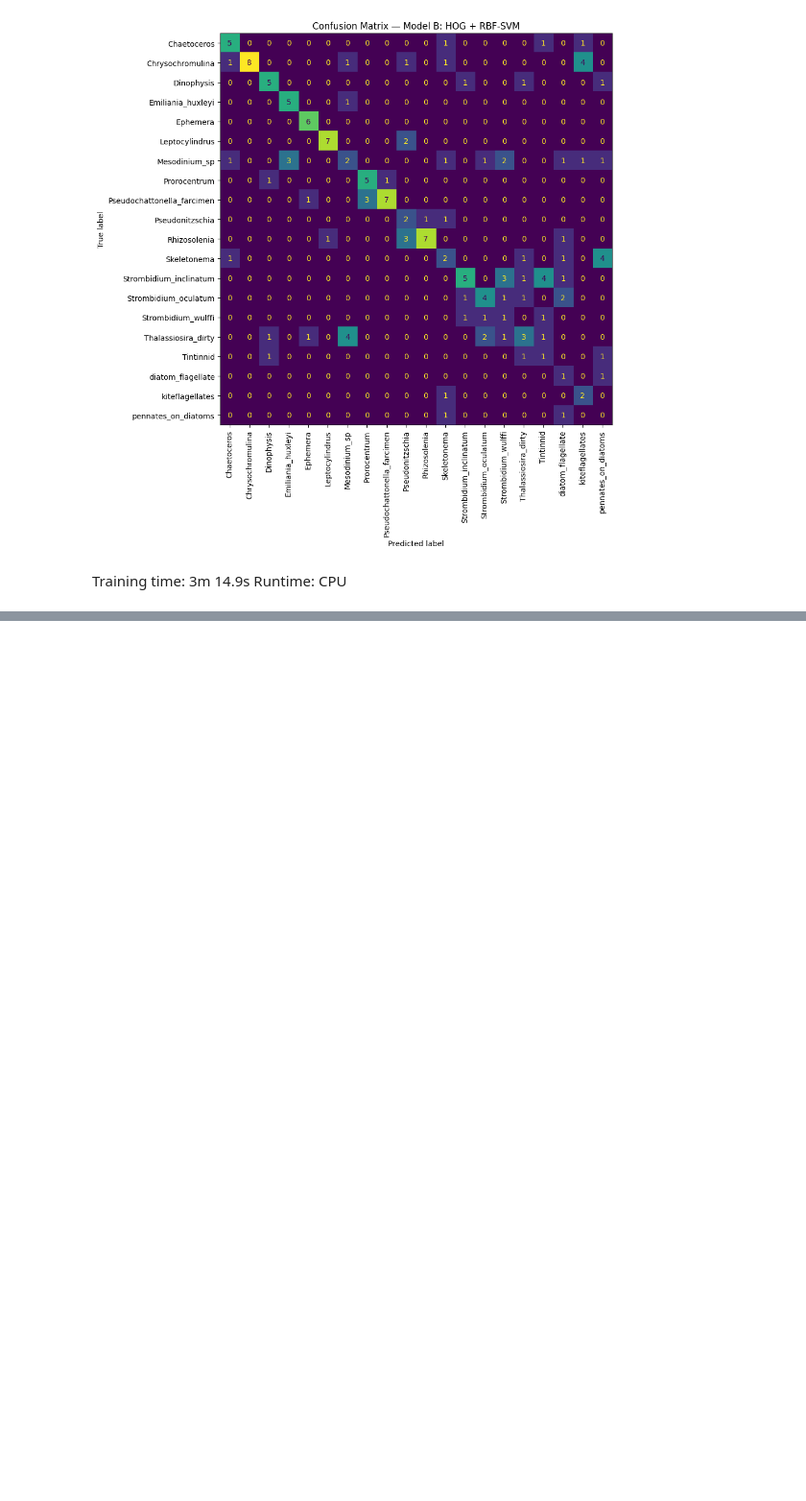
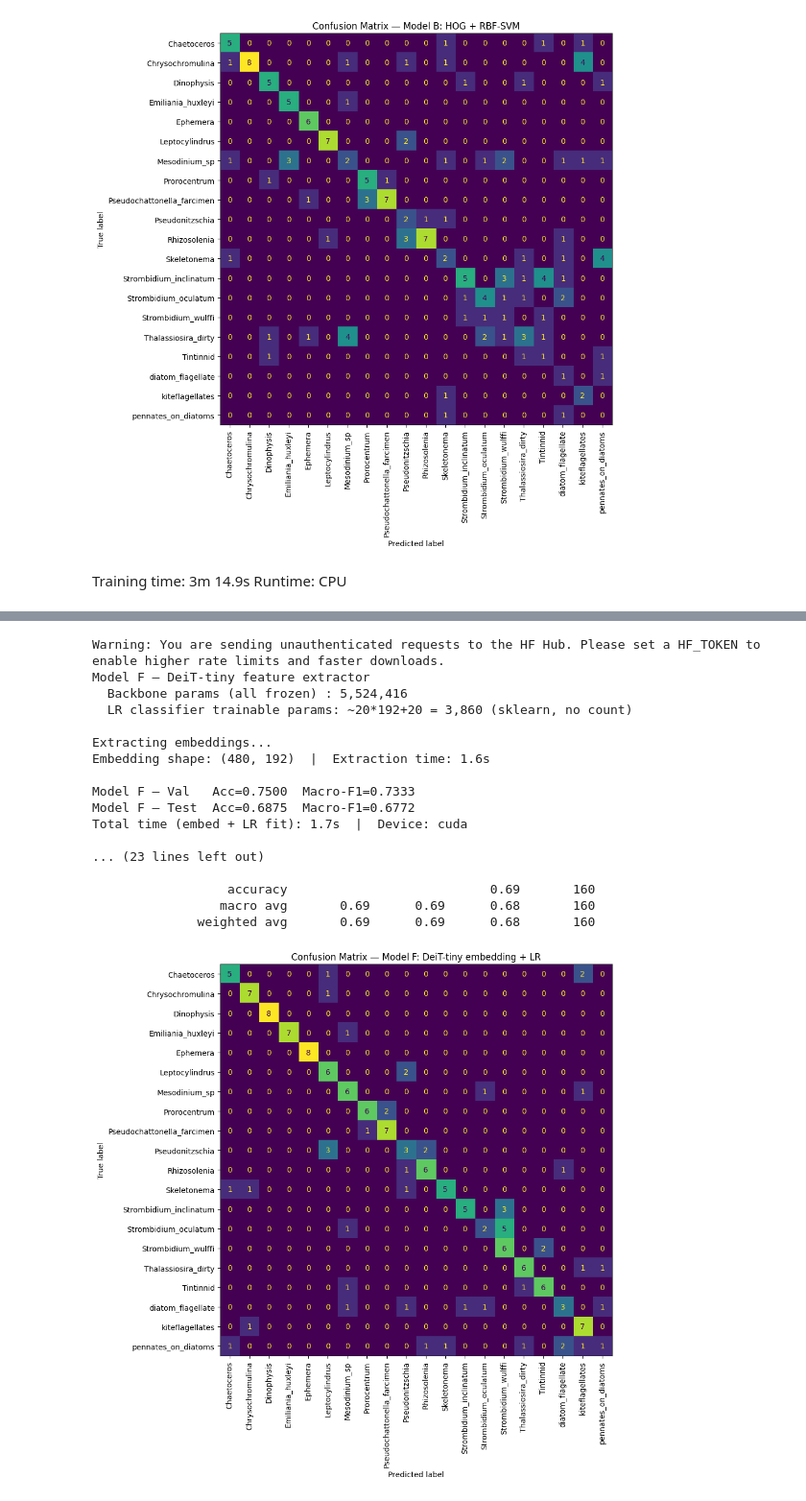
Before and after one commit to xiaomingtseng/ml2026-assignments, a Jupyter notebook: a4_common.ipynb, the cells around one changed output, grey strips where cells are left out. Shown at 96% size. Saved outputs shown, nothing was run; the diff lists cells and outputs as text; code cells hidden in the pictures; blank space fills up the shorter version.

```diff
--- a/a4_common.ipynb
+++ b/a4_common.ipynb
@@ -481,0 +571,79 @@ Test Acc=0.2250  Macro-F1=0.1692
+# %%
+# ============================================================
+#  Model F — DeiT-tiny embedding → Logistic Regression
+# ============================================================
+
+# 載入預訓練 DeiT-tiny，移除 head（num_classes=0 → 直接輸出 CLS embedding）
+vit_feat = timm.create_model(
+    "deit_tiny_patch16_224",
+    pretrained=True,
+    num_classes=0,          # 移除 head，輸出 192 維 embedding
+)
+vit_feat.eval()
+vit_feat = vit_feat.to(device)
+
+frozen_params_f = sum(p.numel() for p in vit_feat.parameters())
+print(f"Model F — DeiT-tiny feature extractor")
+print(f"  Backbone params (all frozen) : {frozen_params_f:,}")
+print(f"  LR classifier trainable params: ~20*192+20 = {20*192+20:,} (sklearn, no count)")
+
+# 提取所有 split 的 embedding
+def extract_embeddings(model, loader):
+    model.eval()
+    feats, labels = [], []
+    with torch.no_grad():
+        for x, y_batch in loader:
+            x = x.to(device)
+            emb = model(x)          # (B, 192)
+            feats.append(emb.cpu().numpy())
+            labels.extend(y_batch.numpy())
+    return np.vstack(feats), np.array(labels)
+
+t_start = time.time()
+print("\nExtracting embeddings...")
+X_train_f, y_train_f = extract_embeddings(vit_feat, train_loader_vit)
+X_val_f,   y_val_f   = extract_embeddings(vit_feat, val_loader_vit)
+X_test_f,  y_test_f  = extract_embeddings(vit_feat, test_loader_vit)
+embed_time = time.time() - t_start
+print(f"Embedding shape: {X_train_f.shape}  |  Extraction time: {embed_time:.1f}s")
+
+# 訓練 Logistic Regression
+t_lr = time.time()
+lr_clf = LogisticRegression(max_iter=1000, random_state=RANDOM_SEED, C=1.0)
+lr_clf.fit(X_train_f, y_train_f)
+lr_time = time.time() - t_lr
+elapsed_f = embed_time + lr_time
+
+val_preds_f  = lr_clf.predict(X_val_f)
+test_preds_f = lr_clf.predict(X_test_f)
+
+val_acc_f  = accuracy_score(y_val_f,  val_preds_f)
+val_f1_f   = f1_score(y_val_f,  val_preds_f, average="macro", zero_division=0)
+test_acc_f = accuracy_score(y_test_f, test_preds_f)
+test_f1_f  = f1_score(y_test_f, test_preds_f, average="macro", zero_division=0)
+
+print(f"\nModel F — Val   Acc={val_acc_f:.4f}  Macro-F1={val_f1_f:.4f}")
+print(f"Model F — Test  Acc={test_acc_f:.4f}  Macro-F1={test_f1_f:.4f}")
+print(f"Total time (embed + LR fit): {elapsed_f:.1f}s  |  Device: {device}")
+print("\nTest Classification Report:")
+print(classification_report(y_test_f, test_preds_f, target_names=le.classes_, zero_division=0))
+plot_cm(y_test_f, test_preds_f, "Model F: DeiT-tiny embedding + LR")
+# %% [output]
+Warning: You are sending unauthenticated requests to the HF Hub. Please set a HF_TOKEN to enable higher rate limits and faster downloads.
+Model F — DeiT-tiny feature extractor
+  Backbone params (all frozen) : 5,524,416
+  LR classifier trainable params: ~20*192+20 = 3,860 (sklearn, no count)
+
+Extracting embeddings...
+Embedding shape: (480, 192)  |  Extraction time: 1.6s
+
+Model F — Val   Acc=0.7500  Macro-F1=0.7333
+Model F — Test  Acc=0.6875  Macro-F1=0.6772
+Total time (embed + LR fit): 1.7s  |  Device: cuda
+
+... (23 lines left out)
+
+                  accuracy                           0.69       160
+                 macro avg       0.69      0.69      0.68       160
+              weighted avg       0.69      0.69      0.68       160
+[figure, added]
```
Also changed, not shown: parts of 5 cells of this notebook, 2 other files.
